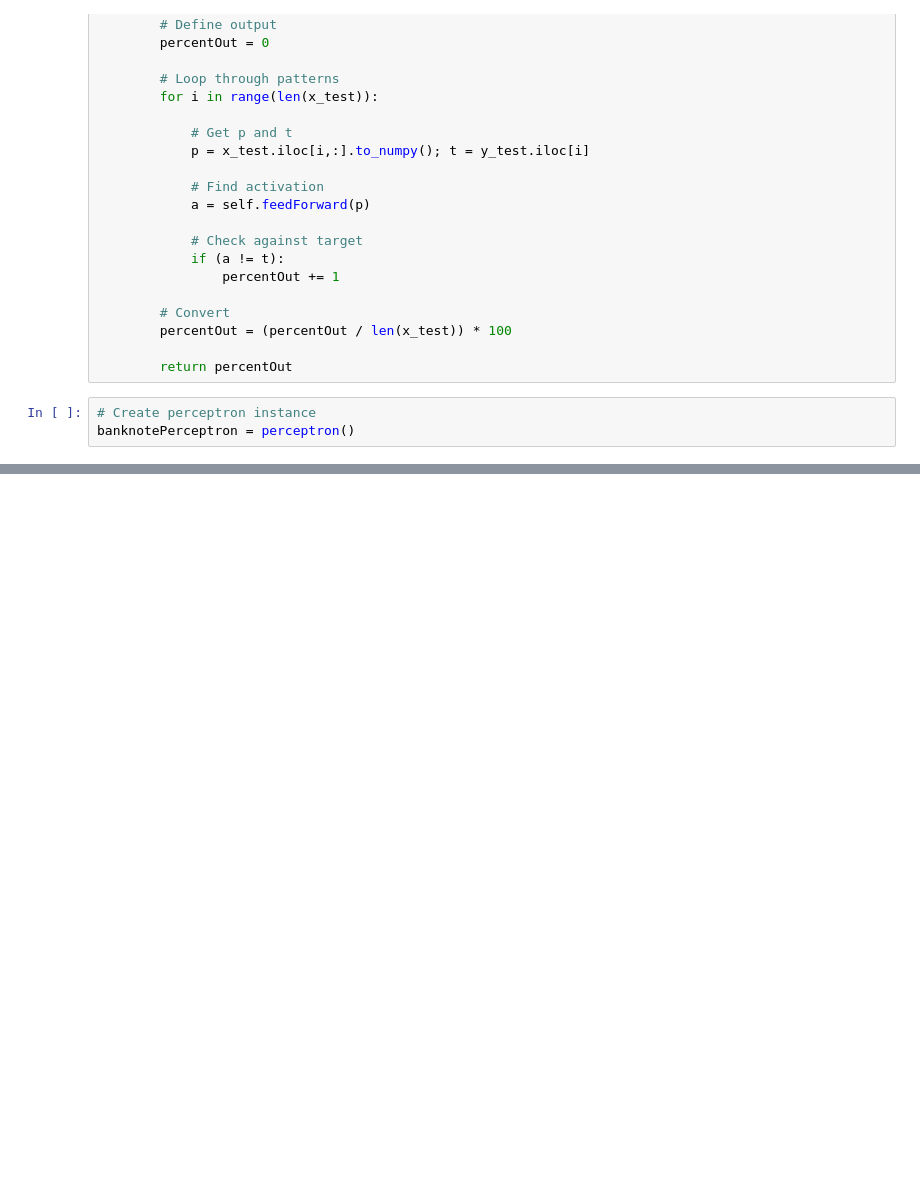
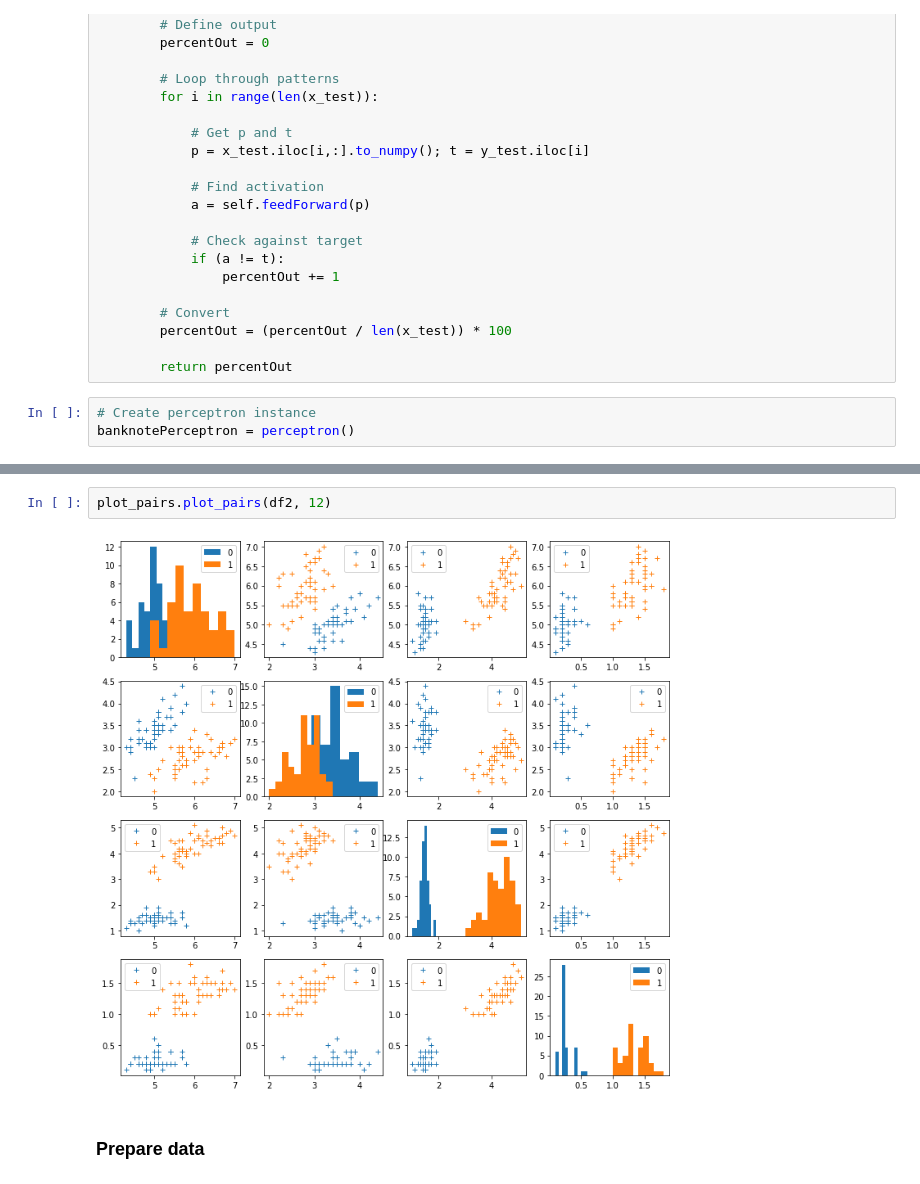
Before and after one commit to argetskulblaka/coding_practice, a Jupyter notebook: nndesign/NNDesignChapter4.ipynb, the cells around one changed output, grey strips where cells are left out. Saved outputs shown, nothing was run; the diff lists cells and outputs as text; blank space fills up the shorter version.

```diff
--- a/nndesign/NNDesignChapter4.ipynb
+++ b/nndesign/NNDesignChapter4.ipynb
@@ -522,0 +258,6 @@ print(str(test_result) + " % of patterns misclassifed")
+# %%
+plot_pairs.plot_pairs(df2, 12)
+# %% [output]
+[figure, added]
+# %% [markdown]
+### Prepare data
```
Also changed, not shown: parts of 28 cells of this notebook, 2 other files.
